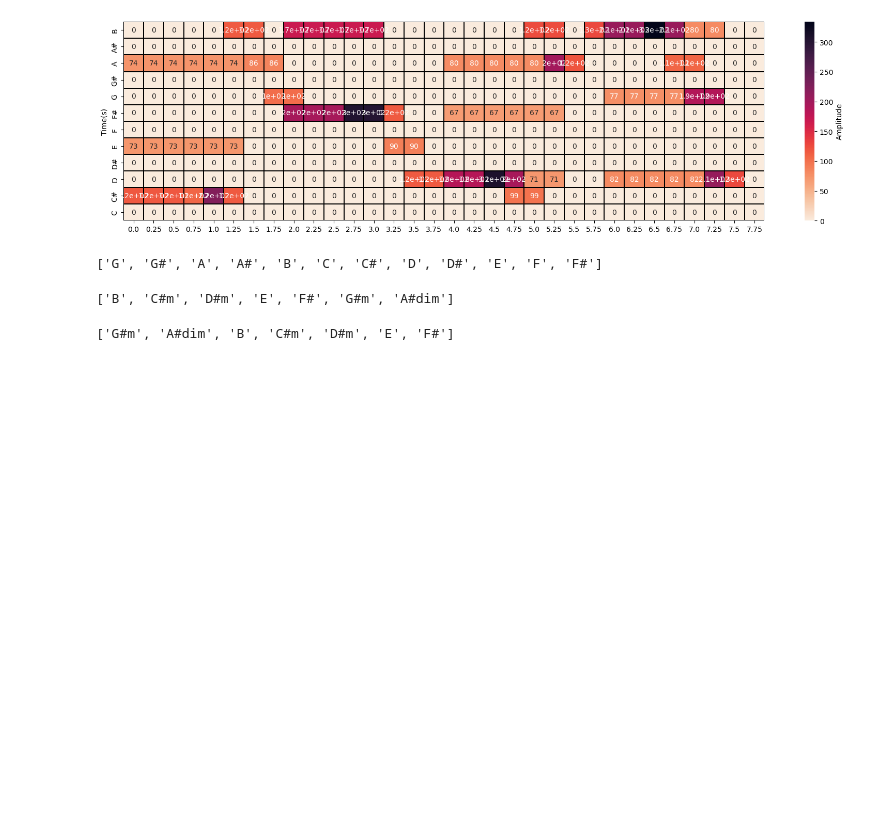
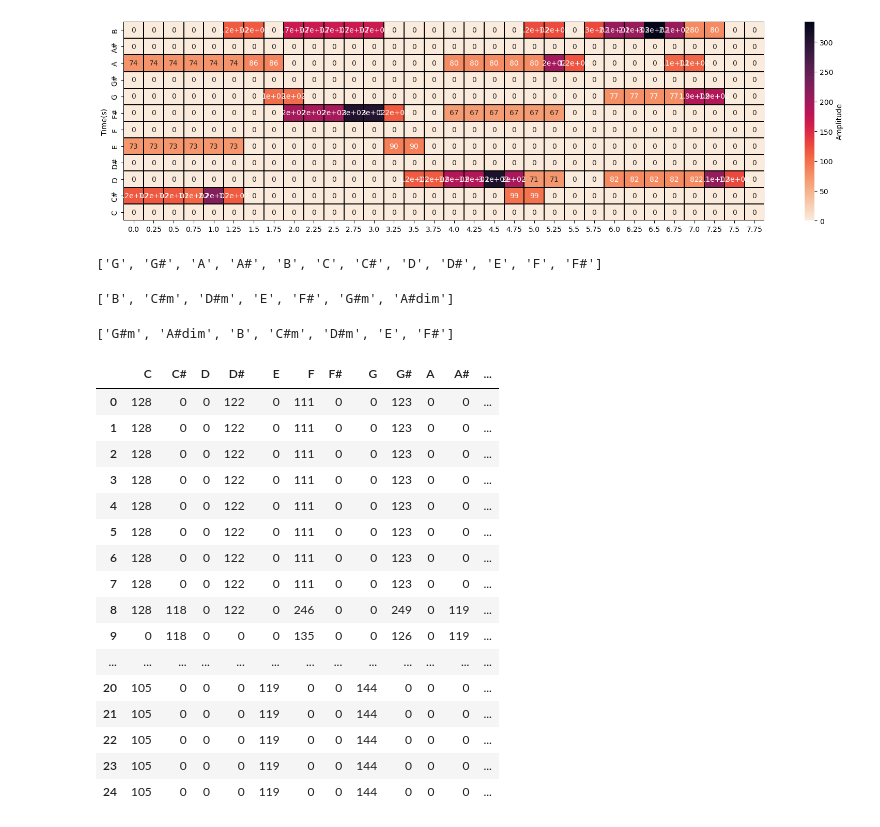
Before and after one commit to julianwsavini/CS4100_Final, a Jupyter notebook: chroma.ipynb, the cells around one changed output. Saved outputs shown, nothing was run; the diff lists cells and outputs as text; code cells hidden in the pictures; blank space fills up the shorter version.

Commit message:
move chroma to .py file and fix plotting

```diff
--- a/chroma.ipynb
+++ b/chroma.ipynb
@@ -263,4 +261,60 @@ def align_chromagram_labels(midi_seq):
             true_chord = re.findall(pattern, scale_to_string, flags=re.IGNORECASE)[0]
             chroma_map['Chord Actual'] = chroma_map['Chord Actual'].replace(to_replace=chord, value=true_chord)
     return chroma_map
+# %%
+def get_chromagram(midi_seq):
+    # get map of times and note amplitudes at each time
+    note_data = get_note_map(midi_seq)
+    # get progression from roots
+    progression = get_progression(midi_seq)
+    duration = len(progression)
+    # get the amplitude values of each note bin for all times
+    map = [list(note_data[time].values()) for time in range(duration)]
+    # flip rows and cols -> pitch class as rows and times as cols
+    chroma_map = pd.DataFrame(map, columns=notes)
+    seq = midi_data[midi_seq]
+    # check if sequence is in a minor or major scale
+    if seq['mode'] == 'm':
+        seq_scale = get_minor_scale(notes, midi_seq)
+    else:
+        seq_scale = get_maj_scale(notes, midi_seq)
+    # get current chords from chromagram
+    roots_in_seq = list(set(progression))
+    # join list of chords into a single string to parse for regex and replace in chroma labels
+    # each seq_scale is of length 7
+    scale_to_string = (' ').join(seq_scale)
+    # get labels for all timepoints
+    chroma_map.insert(12, 'Chord Actual', value=progression)
+    # get chord list from the sequence
+    # realign chord labels for minor and diminished chords
+    for chord in roots_in_seq:
+        if chord not in seq_scale:
+            # define regex pattern to get an instance of the chord
+            pattern = fr'\b\w*{chord}\w*\b'
+            # replace the root labels with the true
+            true_chord = re.findall(pattern, scale_to_string, flags=re.IGNORECASE)[0]
+            # realign the labels from sequence scale information
+            chroma_map['Chord Actual'] = chroma_map['Chord Actual'].replace(to_replace=chord, value=true_chord)
+    # filter out sequences that have nothing at end
+    chroma_map = chroma_map.loc[(chroma_map.loc[:, notes] != 0).any(axis=1)]
+    return chroma_map
+get_chromagram(r'Niko_Kotoulas_Seventh_G#m-C#m-D# (vi-ii-III).mid')
+# %% [output]
+|  | C | C# | D | D# | E | F | F# | G | G# | A | A# | ... |
+| 0 | 128 | 0 | 0 | 122 | 0 | 111 | 0 | 0 | 123 | 0 | 0 | ... |
+| 1 | 128 | 0 | 0 | 122 | 0 | 111 | 0 | 0 | 123 | 0 | 0 | ... |
+| 2 | 128 | 0 | 0 | 122 | 0 | 111 | 0 | 0 | 123 | 0 | 0 | ... |
+| 3 | 128 | 0 | 0 | 122 | 0 | 111 | 0 | 0 | 123 | 0 | 0 | ... |
+| 4 | 128 | 0 | 0 | 122 | 0 | 111 | 0 | 0 | 123 | 0 | 0 | ... |
+| 5 | 128 | 0 | 0 | 122 | 0 | 111 | 0 | 0 | 123 | 0 | 0 | ... |
+| 6 | 128 | 0 | 0 | 122 | 0 | 111 | 0 | 0 | 123 | 0 | 0 | ... |
+| 7 | 128 | 0 | 0 | 122 | 0 | 111 | 0 | 0 | 123 | 0 | 0 | ... |
+| 8 | 128 | 118 | 0 | 122 | 0 | 246 | 0 | 0 | 249 | 0 | 119 | ... |
+| 9 | 0 | 118 | 0 | 0 | 0 | 135 | 0 | 0 | 126 | 0 | 119 | ... |
+| ... | ... | ... | ... | ... | ... | ... | ... | ... | ... | ... | ... | ... |
+| 20 | 105 | 0 | 0 | 0 | 119 | 0 | 0 | 144 | 0 | 0 | 0 | ... |
+| 21 | 105 | 0 | 0 | 0 | 119 | 0 | 0 | 144 | 0 | 0 | 0 | ... |
+| 22 | 105 | 0 | 0 | 0 | 119 | 0 | 0 | 144 | 0 | 0 | 0 | ... |
+| 23 | 105 | 0 | 0 | 0 | 119 | 0 | 0 | 144 | 0 | 0 | 0 | ... |
+| 24 | 105 | 0 | 0 | 0 | 119 | 0 | 0 | 144 | 0 | 0 | 0 | ... |
 # %%
```
Also changed, not shown: parts of 2 cells of this notebook, 2 other files.
